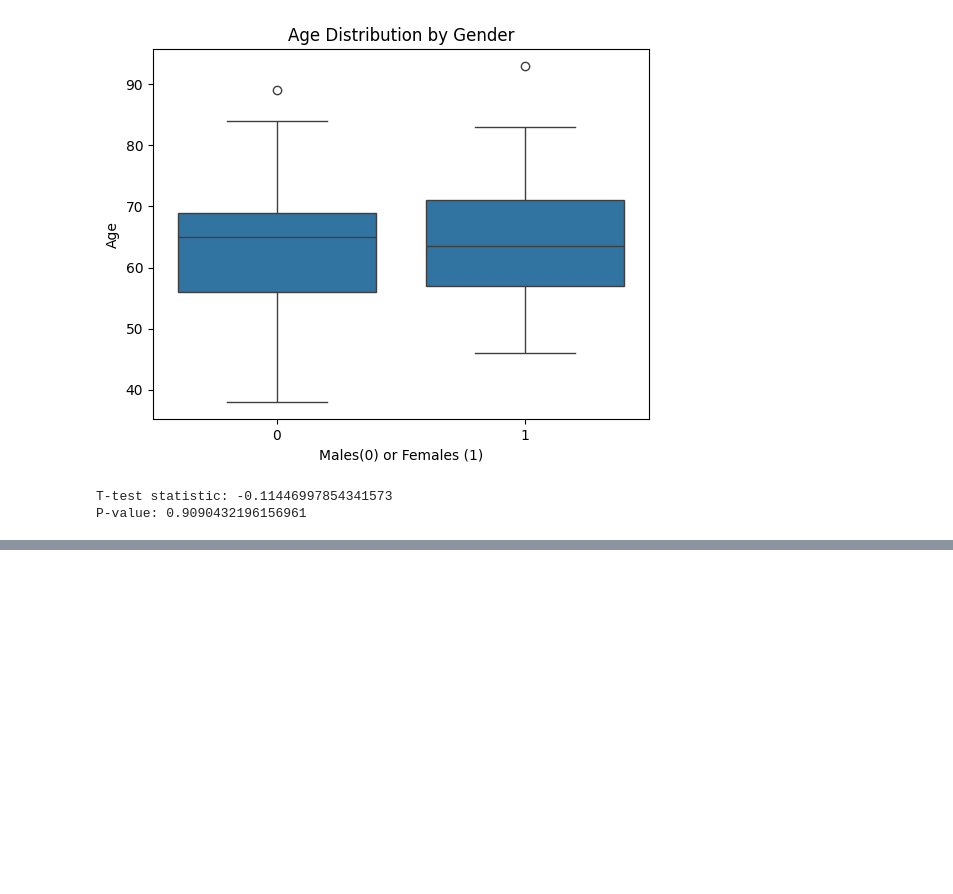
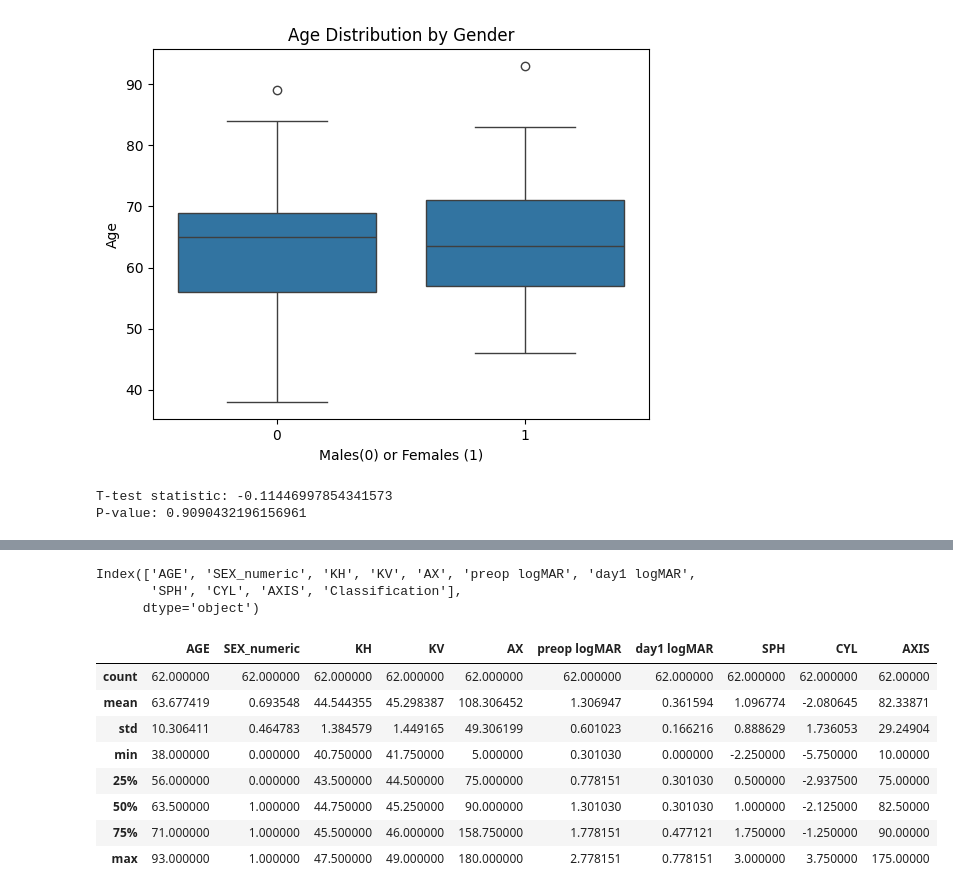
Before and after one commit to drskprabhakar/AI-ML-DL-colab-notebooks-coding-models, a Jupyter notebook: Kalyani_3_follow_ups_arak11825.ipynb, the cells around one changed output, grey strips where cells are left out. Drawn from its saved outputs; the diff is of its cells as text; code cells hidden in the pictures; blank space fills up the shorter version.

```diff
--- a/Kalyani_3_follow_ups_arak11825.ipynb
+++ b/Kalyani_3_follow_ups_arak11825.ipynb
@@ -187,0 +311,18 @@ day1AR.corr()
+# %%
+mixed_df.columns
+# %% [output]
+Index(['AGE', 'SEX_numeric', 'KH', 'KV', 'AX', 'preop logMAR', 'day1 logMAR',
+       'SPH', 'CYL', 'AXIS', 'Classification'],
+      dtype='object')
+# %%
+mixed_df[['AGE', 'SEX_numeric', 'KH', 'KV', 'AX','preop logMAR', 'day1 logMAR','SPH', 'CYL', 'AXIS']].describe()
+# %% [output]
+|  | AGE | SEX_numeric | KH | KV | AX | preop logMAR | day1 logMAR | SPH | CYL | AXIS |
+| count | 62.000000 | 62.000000 | 62.000000 | 62.000000 | 62.000000 | 62.000000 | 62.000000 | 62.000000 | 62.000000 | 62.00000 |
+| mean | 63.677419 | 0.693548 | 44.544355 | 45.298387 | 108.306452 | 1.306947 | 0.361594 | 1.096774 | -2.080645 | 82.33871 |
+| std | 10.306411 | 0.464783 | 1.384579 | 1.449165 | 49.306199 | 0.601023 | 0.166216 | 0.888629 | 1.736053 | 29.24904 |
+| min | 38.000000 | 0.000000 | 40.750000 | 41.750000 | 5.000000 | 0.301030 | 0.000000 | -2.250000 | -5.750000 | 10.00000 |
+| 25% | 56.000000 | 0.000000 | 43.500000 | 44.500000 | 75.000000 | 0.778151 | 0.301030 | 0.500000 | -2.937500 | 75.00000 |
+| 50% | 63.500000 | 1.000000 | 44.750000 | 45.250000 | 90.000000 | 1.301030 | 0.301030 | 1.000000 | -2.125000 | 82.50000 |
+| 75% | 71.000000 | 1.000000 | 45.500000 | 46.000000 | 158.750000 | 1.778151 | 0.477121 | 1.750000 | -1.250000 | 90.00000 |
+| max | 93.000000 | 1.000000 | 47.500000 | 49.000000 | 180.000000 | 2.778151 | 0.778151 | 3.000000 | 3.750000 | 175.00000 |
```
Also changed, not shown: parts of 9 cells of this notebook.
